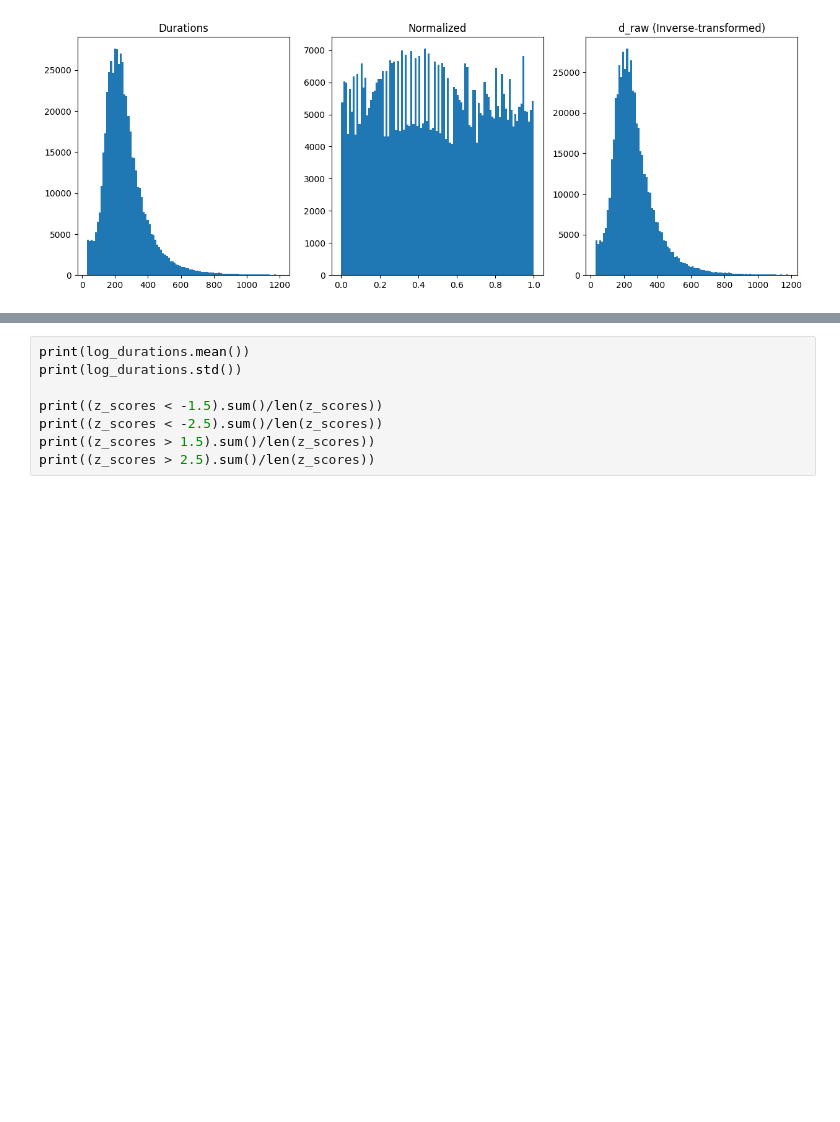
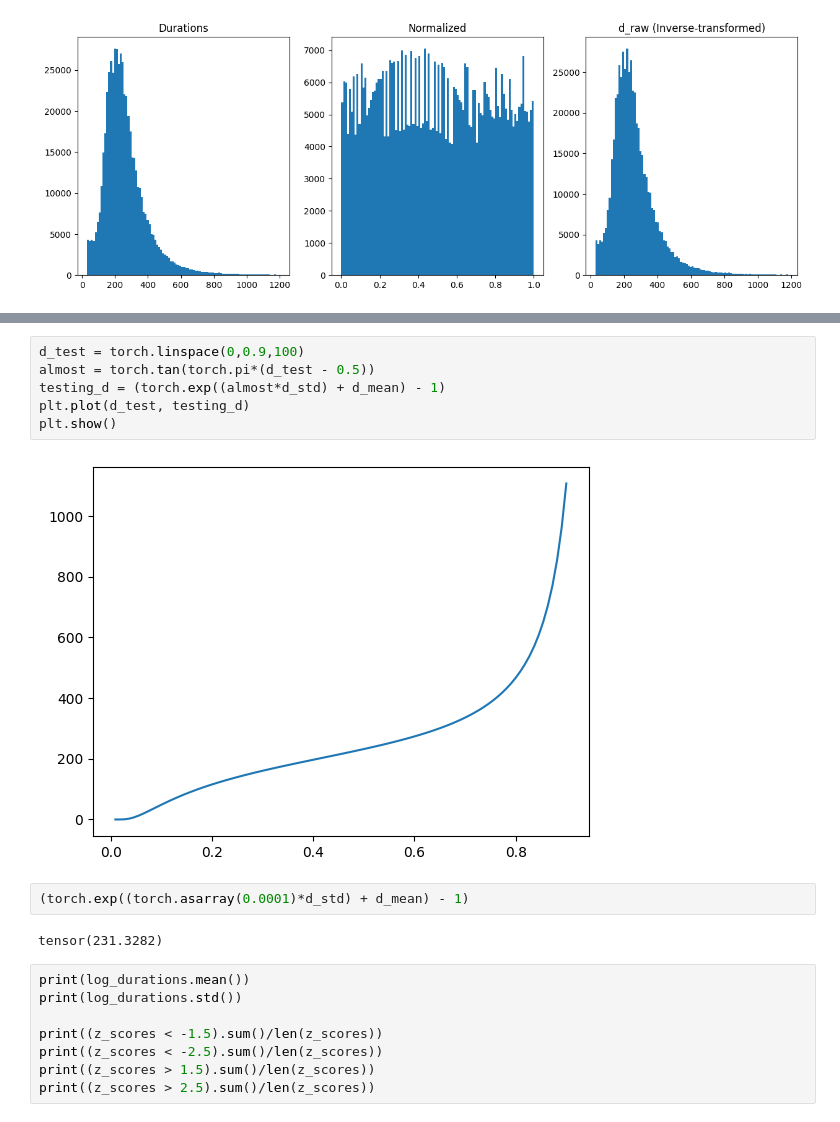
Before and after one commit to Leo00010011/From-Noisy-Eye-Tracking-To-Scanpath, a Jupyter notebook: src/notebooks/normalize_duration.ipynb, the cells around one changed output, grey strips where cells are left out. Cells and saved outputs as stored; diff of their text form; blank space fills up the shorter version.

```diff
--- a/src/notebooks/normalize_duration.ipynb
+++ b/src/notebooks/normalize_duration.ipynb
@@ -98,6 +101,18 @@ plt.show()
 # %% [output]
 Are x_inv and z_scores_inv (np.tan inversion) numerically equivalent? True
 [figure]
+# %%
+d_test = torch.linspace(0,0.9,100)
+almost = torch.tan(torch.pi*(d_test - 0.5))
+testing_d = (torch.exp((almost*d_std) + d_mean) - 1)
+plt.plot(d_test, testing_d)
+plt.show()
+# %% [output]
+[figure, added]
+# %%
+(torch.exp((torch.asarray(0.0001)*d_std) + d_mean) - 1)
+# %% [output]
+tensor(231.3282)
 # %%
 print(log_durations.mean())
 print(log_durations.std())
```
Also changed, not shown: parts of 11 cells of this notebook, 2 other files.
